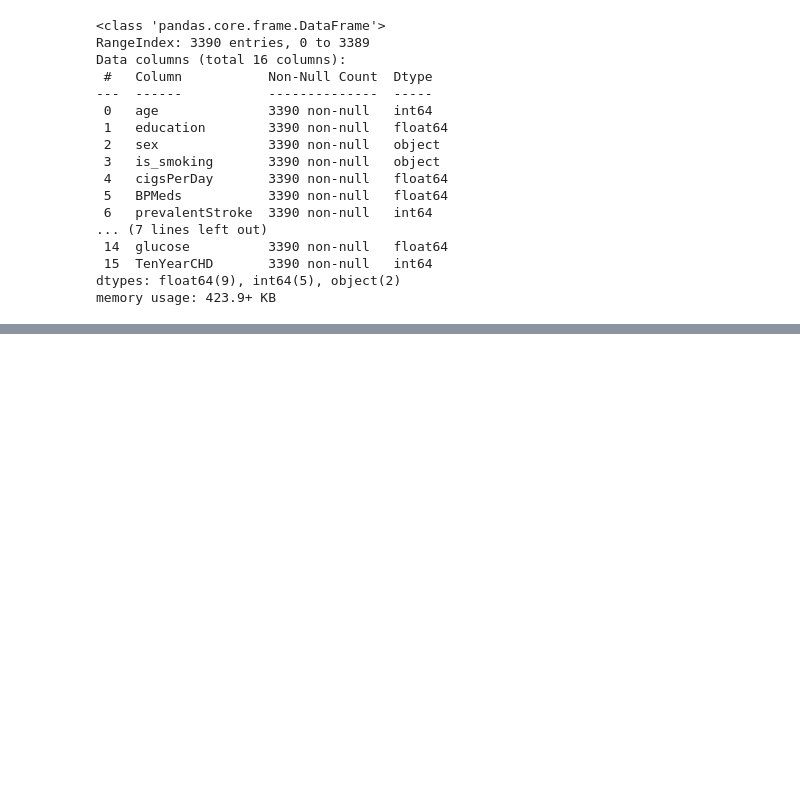
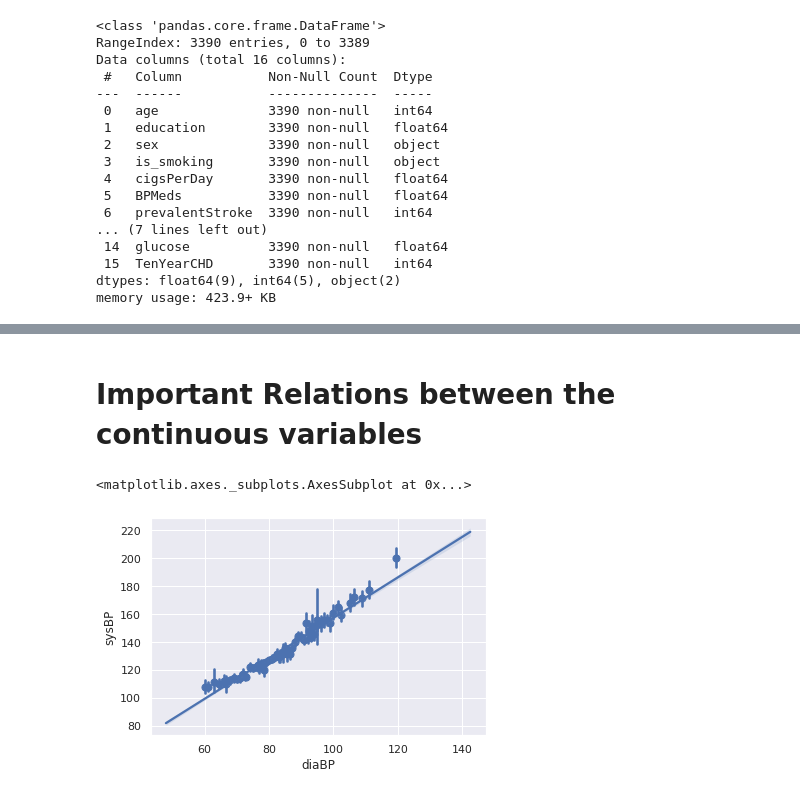
Before and after one commit to rsonar821/Classification-Capstone-Project, a Jupyter notebook: Cardiovascular_Risk_Prediction.ipynb, the cells around one changed output, grey strips where cells are left out. Drawn from its saved outputs; the diff is of its cells as text; code cells hidden in the pictures; blank space fills up the shorter version.

```diff
--- a/Cardiovascular_Risk_Prediction.ipynb
+++ b/Cardiovascular_Risk_Prediction.ipynb
@@ -221,0 +253,7 @@ df.describe()
+# %% [markdown]
+# **Important Relations between the continuous variables**
+# %%
+sns.regplot(x=df['diaBP'], y=df['sysBP'], x_bins=100)
+# %% [output]
+<matplotlib.axes._subplots.AxesSubplot at 0x...>
+[figure, added]
```
Also changed, not shown: parts of 12 cells of this notebook.
